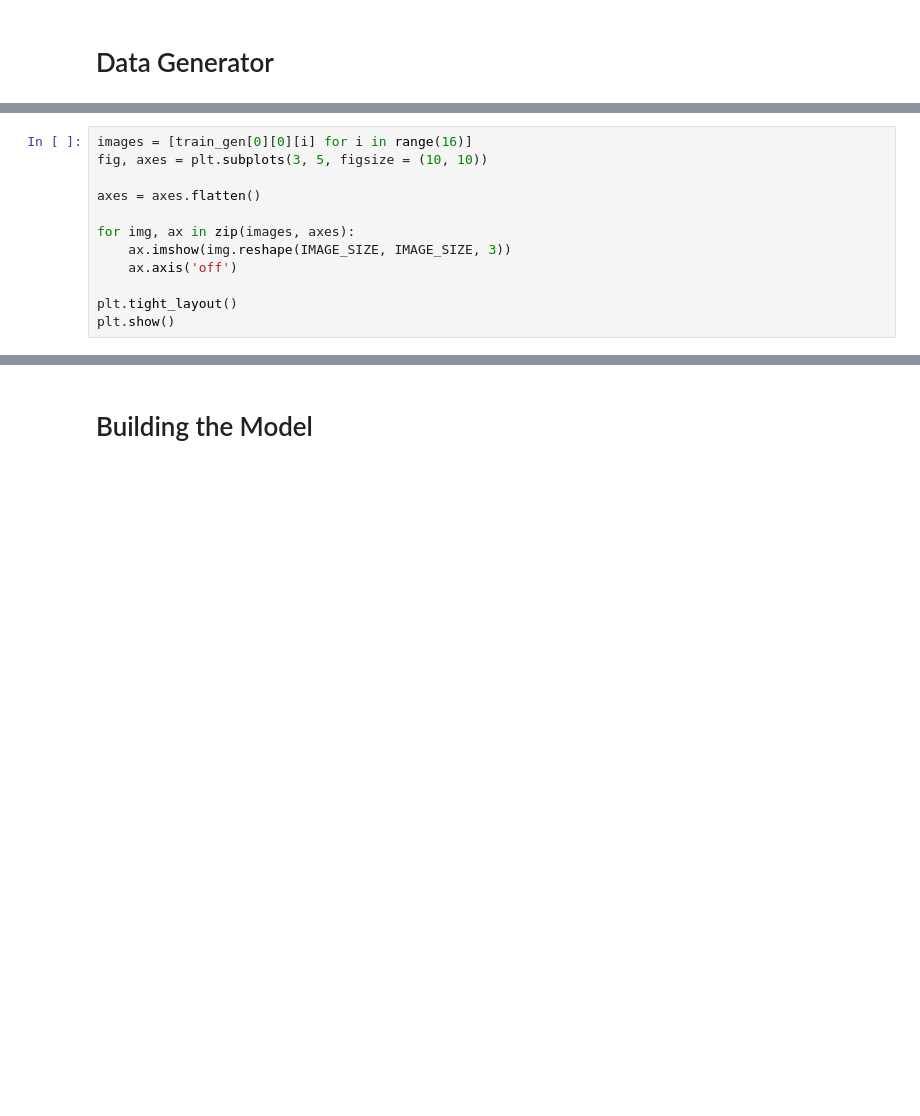
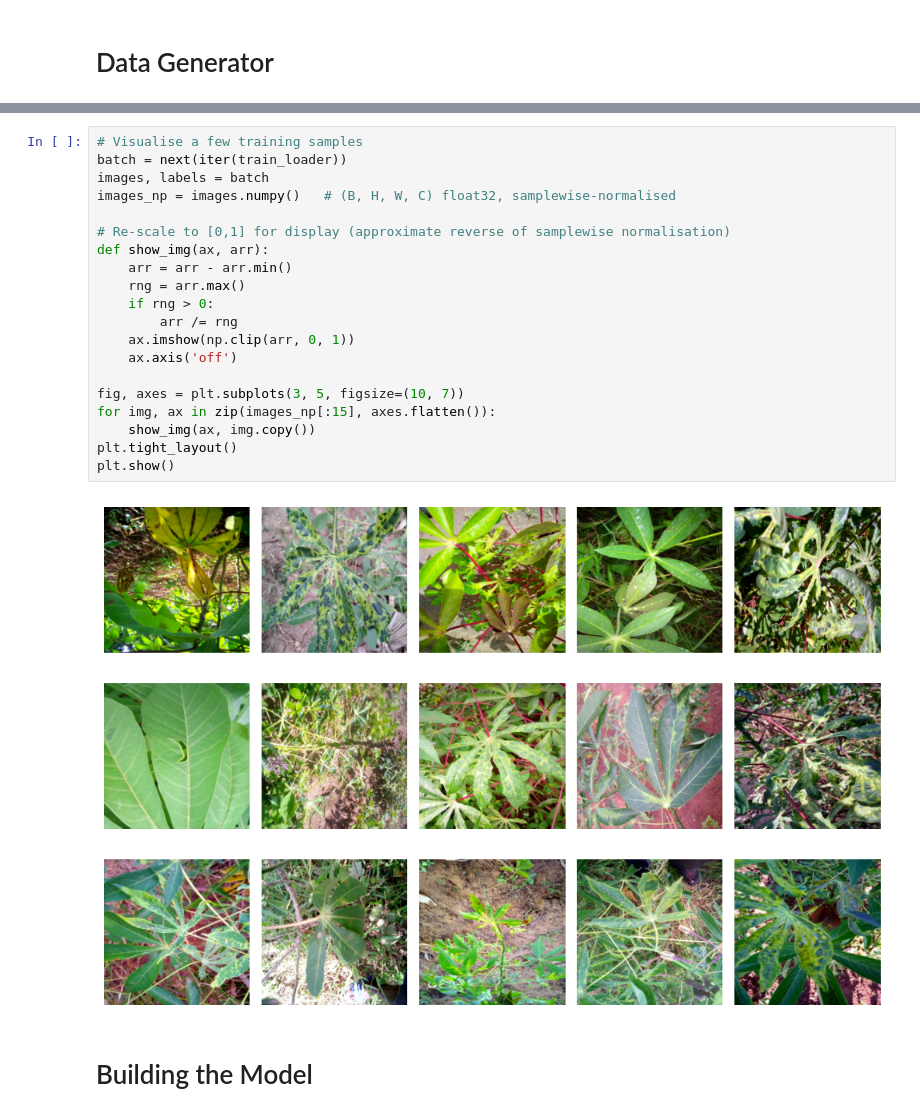
Before and after one commit to AIBiology/Jupyter_Content, a Jupyter notebook: 21b_vit-fine-tuning.ipynb, the cells around one changed output, grey strips where cells are left out. Saved outputs shown, nothing was run; the diff lists cells and outputs as text; blank space fills up the shorter version.

```diff
--- a/21b_vit-fine-tuning.ipynb
+++ b/21b_vit-fine-tuning.ipynb
@@ -141,12 +114,0 @@ test_gen = datagen.flow_from_dataframe(dataframe = DF_TEST,
-# %%
-images = [train_gen[0][0][i] for i in range(16)]
-fig, axes = plt.subplots(3, 5, figsize = (10, 10))
-
-axes = axes.flatten()
-
-for img, ax in zip(images, axes):
-    ax.imshow(img.reshape(IMAGE_SIZE, IMAGE_SIZE, 3))
-    ax.axis('off')
-
-plt.tight_layout()
-plt.show()
@@ -153,3 +200,25 @@ plt.show()
+# %%
+# Visualise a few training samples
+batch = next(iter(train_loader))
+images, labels = batch
+images_np = images.numpy()   # (B, H, W, C) float32, samplewise-normalised
+
+# Re-scale to [0,1] for display (approximate reverse of samplewise normalisation)
+def show_img(ax, arr):
+    arr = arr - arr.min()
+    rng = arr.max()
+    if rng > 0:
+        arr /= rng
+    ax.imshow(np.clip(arr, 0, 1))
+    ax.axis('off')
+
+fig, axes = plt.subplots(3, 5, figsize=(10, 7))
+for img, ax in zip(images_np[:15], axes.flatten()):
+    show_img(ax, img.copy())
+plt.tight_layout()
+plt.show()
+# %% [output]
+[figure, added]
 # %% [markdown]
 # Building the Model
 # %% [markdown]
```
Also changed, not shown: parts of 21 cells of this notebook, 2 other files.
